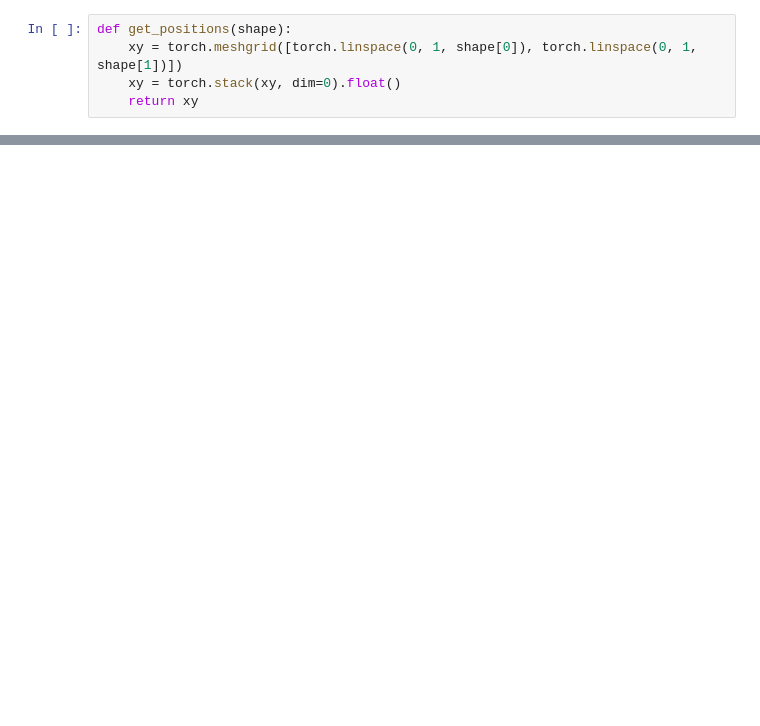
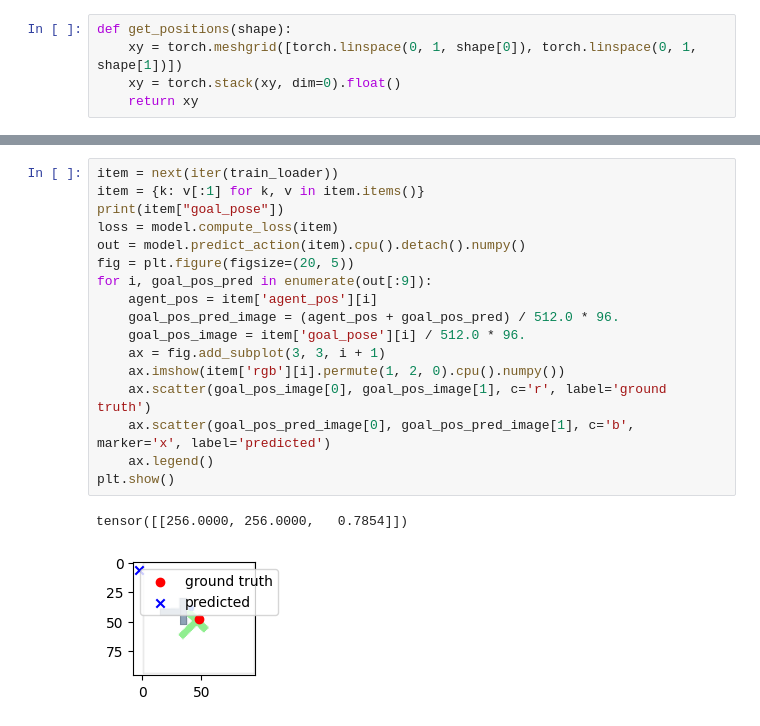
Before and after one commit to beautifulv0id/T-Push, a Jupyter notebook: notebooks/diffuse_goal_from_rgb.ipynb, the cells around one changed output, grey strips where cells are left out. Drawn from its saved outputs; the diff is of its cells as text; blank space fills up the shorter version.

Commit message:
diffuse goal nb

```diff
--- a/notebooks/diffuse_goal_from_rgb.ipynb
+++ b/notebooks/diffuse_goal_from_rgb.ipynb
@@ -388,0 +216,20 @@ plt.show()
+# %%
+item = next(iter(train_loader))
+item = {k: v[:1] for k, v in item.items()}
+print(item["goal_pose"])
+loss = model.compute_loss(item)
+out = model.predict_action(item).cpu().detach().numpy()
+fig = plt.figure(figsize=(20, 5))
+for i, goal_pos_pred in enumerate(out[:9]):
+    agent_pos = item['agent_pos'][i]
+    goal_pos_pred_image = (agent_pos + goal_pos_pred) / 512.0 * 96.
+    goal_pos_image = item['goal_pose'][i] / 512.0 * 96.
+    ax = fig.add_subplot(3, 3, i + 1)
+    ax.imshow(item['rgb'][i].permute(1, 2, 0).cpu().numpy())
+    ax.scatter(goal_pos_image[0], goal_pos_image[1], c='r', label='ground truth')
+    ax.scatter(goal_pos_pred_image[0], goal_pos_pred_image[1], c='b', marker='x', label='predicted')
+    ax.legend()
+plt.show()
+# %% [output]
+tensor([[256.0000, 256.0000,   0.7854]])
+[figure, added]
```
Also changed, not shown: parts of 8 cells of this notebook, 7 other files.
